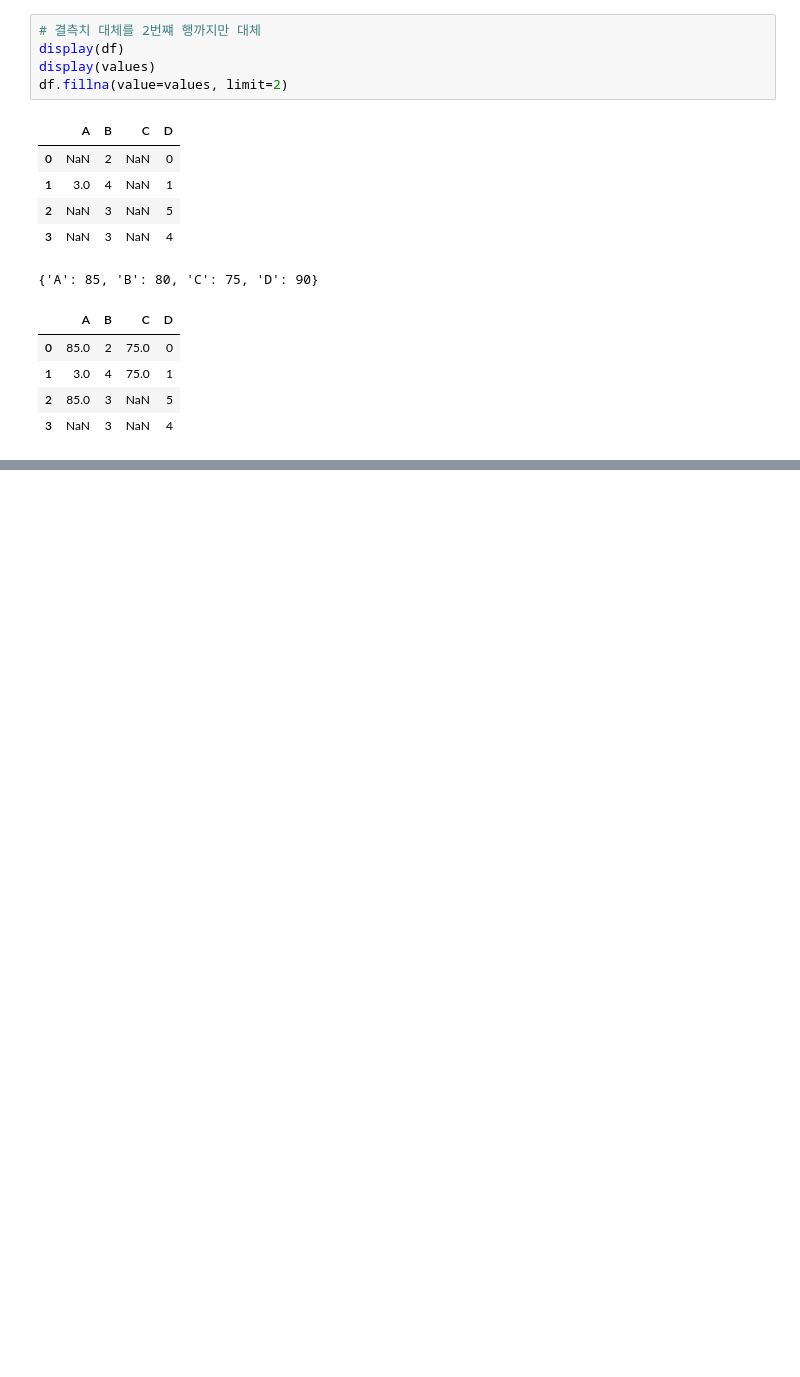
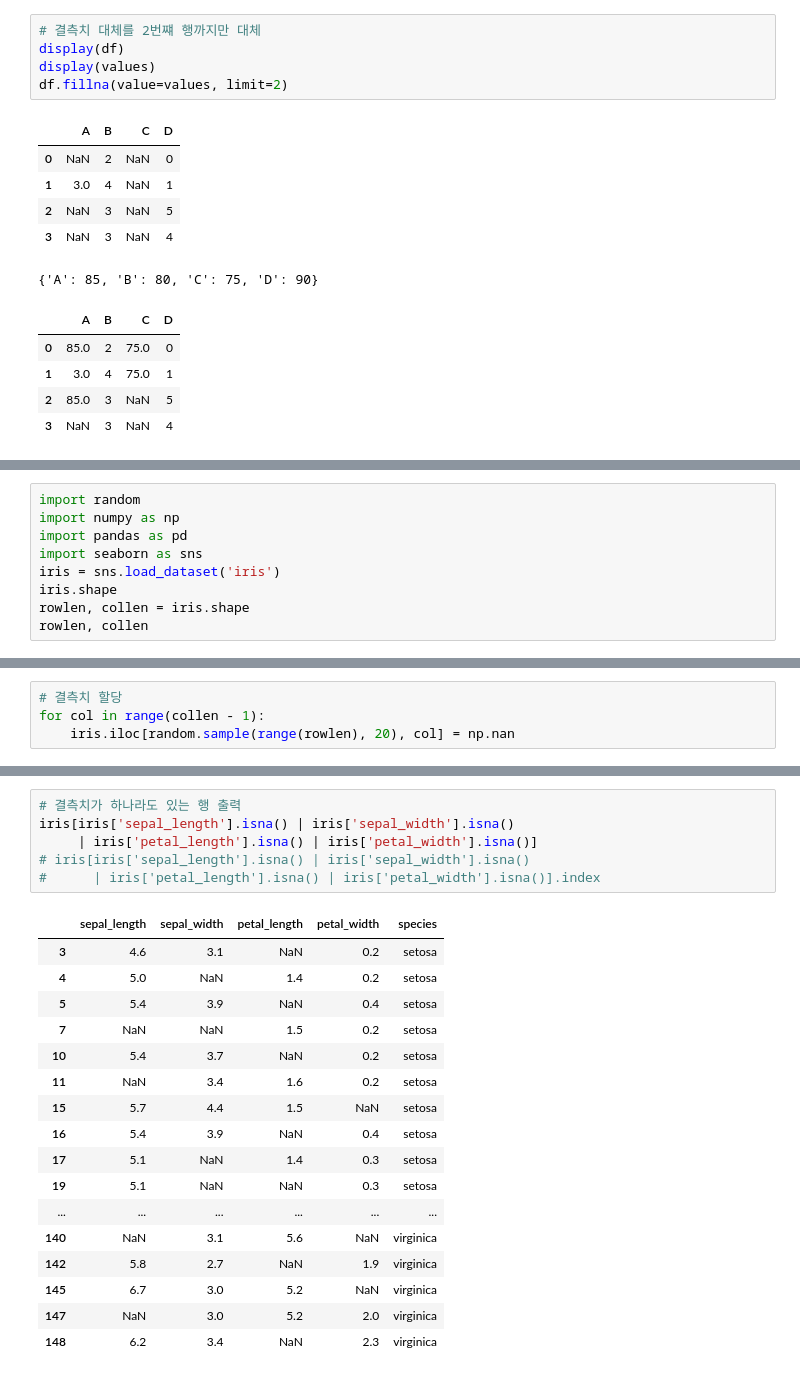
Before and after one commit to hzj04473/ai_x, a Jupyter notebook: source/01_python/ch11_데이터프레임과 시리즈_9절~13절(Pandas).ipynb, the cells around one changed output, grey strips where cells are left out. Cells and saved outputs as stored; diff of their text form; blank space fills up the shorter version.

Commit message:
ch11_데이터프레임과 시리즈_9절~13절(Pandas)#20240501_완료

```diff
--- a/source/01_python/ch11_데이터프레임과 시리즈_9절~13절(Pandas).ipynb
+++ b/source/01_python/ch11_데이터프레임과 시리즈_9절~13절(Pandas).ipynb
@@ -778,0 +781,9 @@ df.fillna(value=values, limit=2)
+# %%
+import random
+import numpy as np
+import pandas as pd
+import seaborn as sns
+iris = sns.load_dataset('iris')
+iris.shape
+rowlen, collen = iris.shape
+rowlen, collen
@@ -778,0 +798,4 @@ df.fillna(value=values, limit=2)
+# %%
+# 결측치 할당
+for col in range(collen - 1):
+    iris.iloc[random.sample(range(rowlen), 20), col] = np.nan
@@ -778,0 +821,24 @@ df.fillna(value=values, limit=2)
+# %%
+# 결측치가 하나라도 있는 행 출력
+iris[iris['sepal_length'].isna() | iris['sepal_width'].isna()
+     | iris['petal_length'].isna() | iris['petal_width'].isna()]
+# iris[iris['sepal_length'].isna() | iris['sepal_width'].isna()
+#      | iris['petal_length'].isna() | iris['petal_width'].isna()].index
+# %% [output]
+|  | sepal_length | sepal_width | petal_length | petal_width | species |
+| 3 | 4.6 | 3.1 | NaN | 0.2 | setosa |
+| 4 | 5.0 | NaN | 1.4 | 0.2 | setosa |
+| 5 | 5.4 | 3.9 | NaN | 0.4 | setosa |
+| 7 | NaN | NaN | 1.5 | 0.2 | setosa |
+| 10 | 5.4 | 3.7 | NaN | 0.2 | setosa |
+| 11 | NaN | 3.4 | 1.6 | 0.2 | setosa |
+| 15 | 5.7 | 4.4 | 1.5 | NaN | setosa |
+| 16 | 5.4 | 3.9 | NaN | 0.4 | setosa |
+| 17 | 5.1 | NaN | 1.4 | 0.3 | setosa |
+| 19 | 5.1 | NaN | NaN | 0.3 | setosa |
+| ... | ... | ... | ... | ... | ... |
+| 140 | NaN | 3.1 | 5.6 | NaN | virginica |
+| 142 | 5.8 | 2.7 | NaN | 1.9 | virginica |
+| 145 | 6.7 | 3.0 | 5.2 | NaN | virginica |
+| 147 | NaN | 3.0 | 5.2 | 2.0 | virginica |
+| 148 | 6.2 | 3.4 | NaN | 2.3 | virginica |
```
Also changed, not shown: parts of 51 cells of this notebook.
